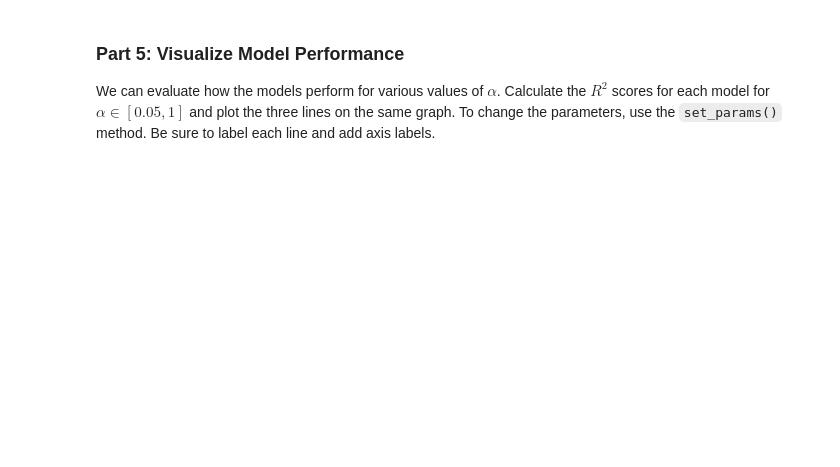
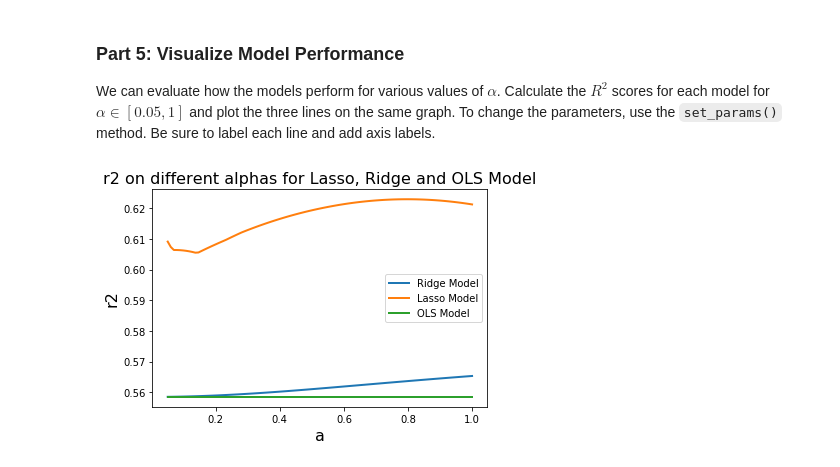
Before and after one commit to HeyItsRiddhi/cs207_riddhi_shah, a Jupyter notebook: homeworks/HW6/HW6-Final.ipynb, the cells around one changed output. Drawn from its saved outputs; the diff is of its cells as text; code cells hidden in the pictures; blank space fills up the shorter version.

```diff
--- a/homeworks/HW6/HW6-Final.ipynb
+++ b/homeworks/HW6/HW6-Final.ipynb
@@ -180,6 +807,24 @@ Write a class called `OLSRegression` that implements the OLS Regression model de
 ### Part 3: Ridge Regression
 
 Write a class called `RidgeRegression` that implements Ridge Regression and inherits the `OLSRegression` class.
+# %%
+class RidgeRegression(OLSRegression):
+    def __init__(self):
+        pass
+
+    def fit(self,X,y):
+        n = X.shape[1]
+        gamma = self.alpha*np.eye(n)
+        self.beta = np.linalg.inv(X.T@X + gamma.T@gamma)@X.T@y
+
+    def predict(self,X):
+        return X@self.beta
+
+    def get_params(self):
+        return self.beta
+
+    def set_params(self,alpha):
+        self.alpha = alpha
 # %% [markdown]
 ### Part 3: Lasso Regression
 
@@ -197,3 +903,41 @@ Print out the $R^2$ value for each model and the parameters for the best model u
 ### Part 5: Visualize Model Performance
 
 We can evaluate how the models perform for various values of $\alpha$. Calculate the $R^2$ scores for each model for  $\alpha \in [0.05, 1]$ and plot the three lines on the same graph. To change the parameters, use the `set_params()` method. Be sure to label each line and add axis labels.
+# %%
+import matplotlib.pyplot as plt
+
+OLS = []
+Ridge = []
+Lasso = []
+
+OLSModel = OLSRegression()
+RidgeModel = RidgeRegression()
+LassoModel = LassoRegression()
+
+#get r2 by looping over alphas for each model
+alphas = np.linspace(0.05, 1, 100)
+for a in alphas:
+    OLSModel.fit(x_train,y_train)
+    score = OLSModel.score(x_test,y_test)
+    OLS.append(score)
+    RidgeModel.set_params(alpha=a)
+    RidgeModel.fit(x_train,y_train)
+    score = RidgeModel.score(x_test,y_test)
+    Ridge.append(score)
+    LassoModel.set_params(alpha=a)
+    LassoModel.fit(x_train,y_train)
+    score = LassoModel.score(x_test,y_test)
+    Lasso.append(score)
+
+plt.plot(alphas, Ridge, lw=2, ls='-', label= r'Ridge Model')
+plt.plot(alphas, Lasso, lw=2, ls='-', label= r'Lasso Model')
+plt.plot(alphas, OLS, lw=2, ls='-', label=r'OLS Model')
+
+#display legend and define axises & plot title
+plt.legend()
+plt.xlabel(r'a', fontsize=16)
+plt.ylabel(r'r2', fontsize=16)
+plt.title('r2 on different alphas for Lasso, Ridge and OLS Model', fontsize=16)
+plt.show()
+# %% [output]
+[figure, added]
```
Also changed, not shown: parts of 12 cells of this notebook, 2 other files.
